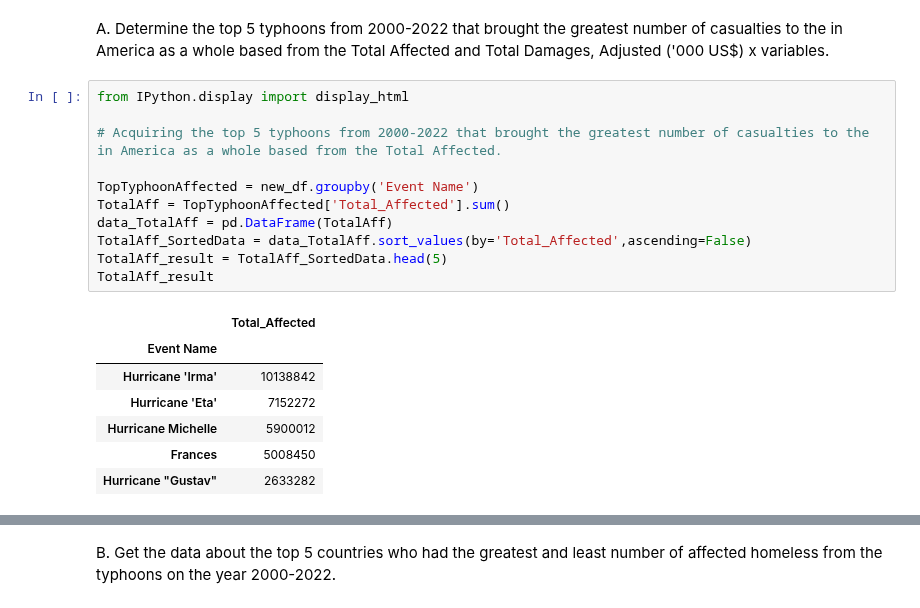
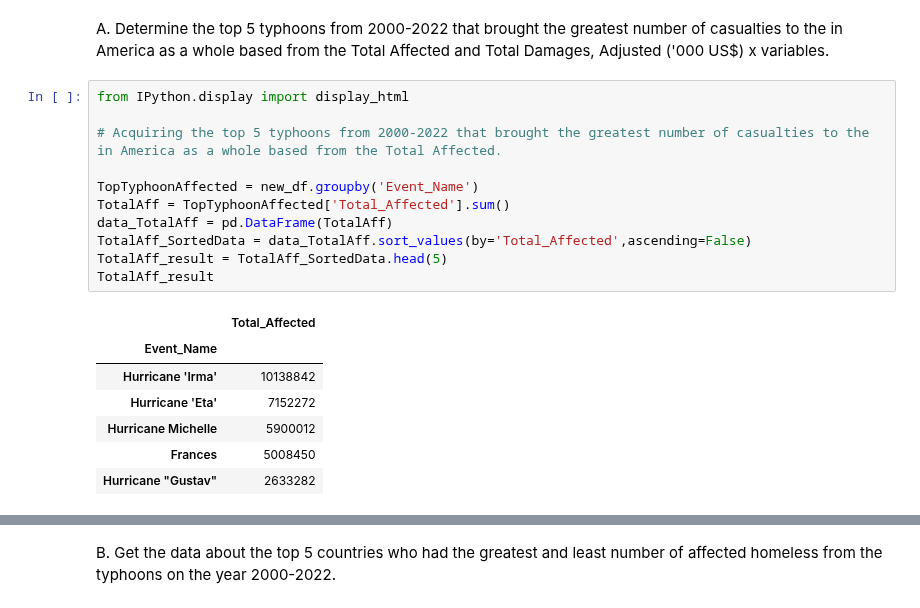
Before and after one commit to GEA960/ITBA-3207_TeamTyphoonAnalysts, a Jupyter notebook: Data Sets Coding Analysis/Data Analysis and Coding for Both Data Sets.ipynb, the cells around one changed output, grey strips where cells are left out. Drawn from its saved outputs; the diff is of its cells as text.

Commit message:
Change the Event Name >> Event_Name

```diff
--- a/Data Sets Coding Analysis/Data Analysis and Coding for Both Data Sets.ipynb
+++ b/Data Sets Coding Analysis/Data Analysis and Coding for Both Data Sets.ipynb
@@ -529,17 +529,17 @@ A. Determine the top 5 typhoons from 2000-2022 that brought the greatest number
 # %%
 from IPython.display import display_html
 
 # Acquiring the top 5 typhoons from 2000-2022 that brought the greatest number of casualties to the in America as a whole based from the Total Affected.
 
-TopTyphoonAffected = new_df.groupby('Event Name')
+TopTyphoonAffected = new_df.groupby('Event_Name')
 TotalAff = TopTyphoonAffected['Total_Affected'].sum()
 data_TotalAff = pd.DataFrame(TotalAff)
 TotalAff_SortedData = data_TotalAff.sort_values(by='Total_Affected',ascending=False)
 TotalAff_result = TotalAff_SortedData.head(5)
 TotalAff_result
 # %% [output]
 |  | Total_Affected |
-| Event Name |  |
+| Event_Name |  |
 | Hurricane 'Irma' | 10138842 |
 | Hurricane 'Eta' | 7152272 |
 | Hurricane Michelle | 5900012 |
```
Also changed, not shown: parts of 14 cells of this notebook, 1 other file.
